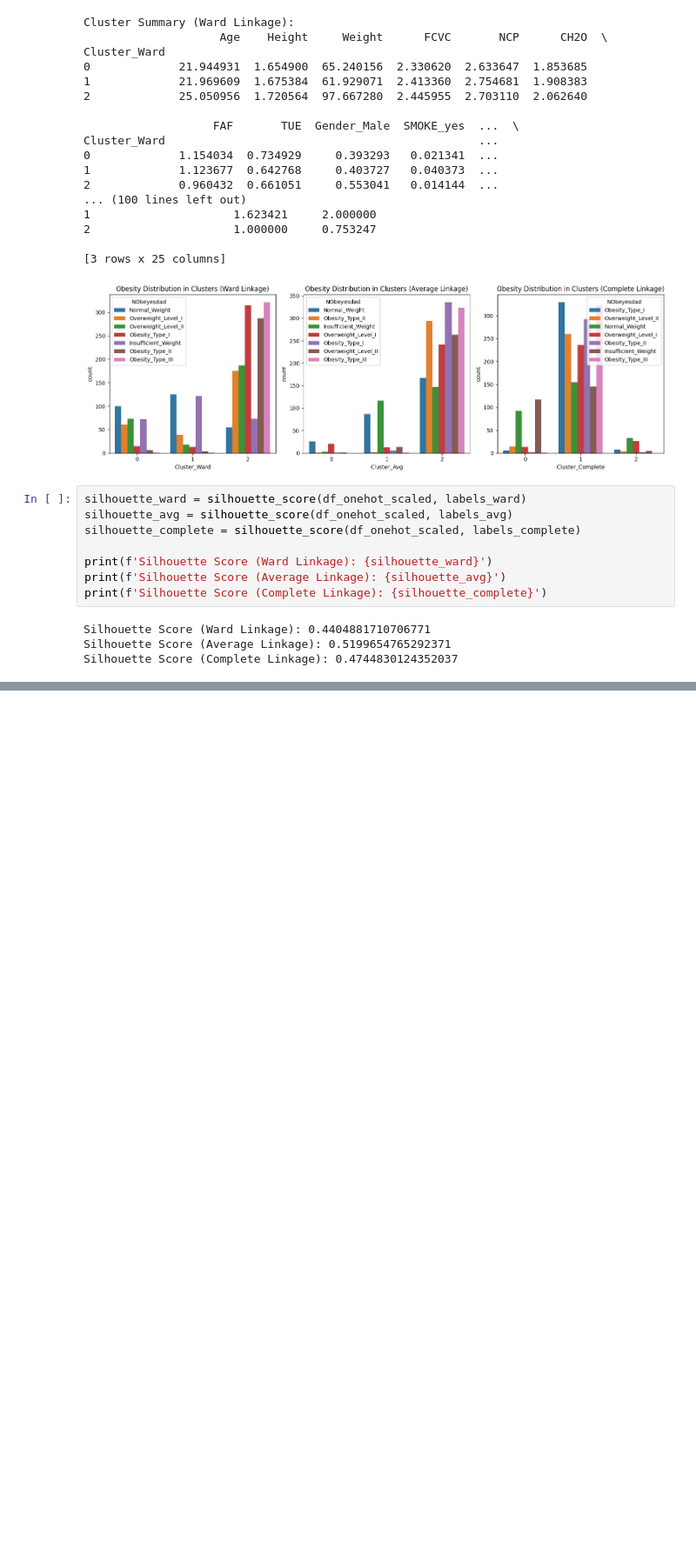
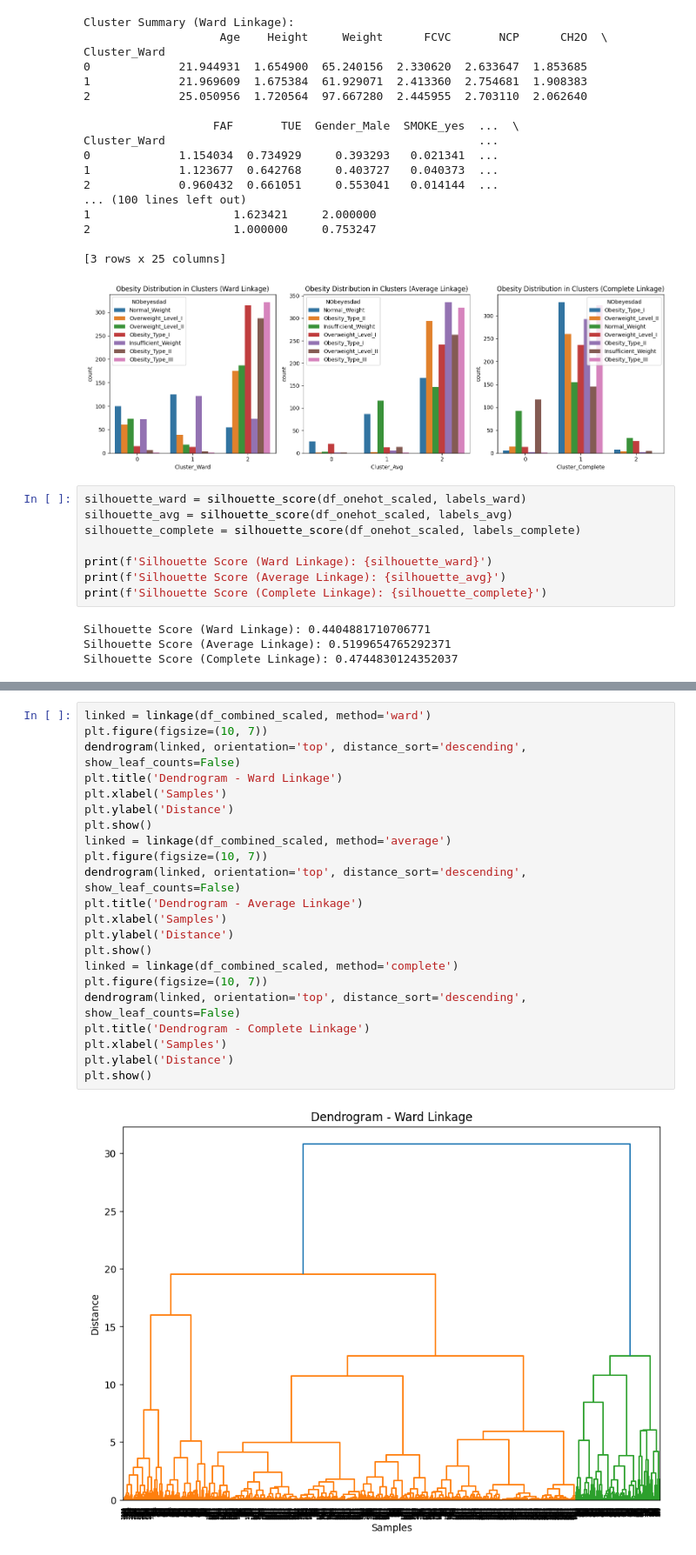
Before and after one commit to salman01-a/ProjectDS, a Jupyter notebook: ClusteringHira.ipynb, the cells around one changed output, grey strips where cells are left out. Shown at 87% size. Drawn from its saved outputs; the diff is of its cells as text; blank space fills up the shorter version.

```diff
--- a/ClusteringHira.ipynb
+++ b/ClusteringHira.ipynb
@@ -357,0 +412,24 @@ Silhouette Score (Complete Linkage): 0.4744830124352037
+# %%
+linked = linkage(df_combined_scaled, method='ward')
+plt.figure(figsize=(10, 7))
+dendrogram(linked, orientation='top', distance_sort='descending', show_leaf_counts=False)
+plt.title('Dendrogram - Ward Linkage')
+plt.xlabel('Samples')
+plt.ylabel('Distance')
+plt.show()
+linked = linkage(df_combined_scaled, method='average')
+plt.figure(figsize=(10, 7))
+dendrogram(linked, orientation='top', distance_sort='descending', show_leaf_counts=False)
+plt.title('Dendrogram - Average Linkage')
+plt.xlabel('Samples')
+plt.ylabel('Distance')
+plt.show()
+linked = linkage(df_combined_scaled, method='complete')
+plt.figure(figsize=(10, 7))
+dendrogram(linked, orientation='top', distance_sort='descending', show_leaf_counts=False)
+plt.title('Dendrogram - Complete Linkage')
+plt.xlabel('Samples')
+plt.ylabel('Distance')
+plt.show()
+# %% [output]
+[figure, added]
```
Also changed, not shown: parts of 5 cells of this notebook.
